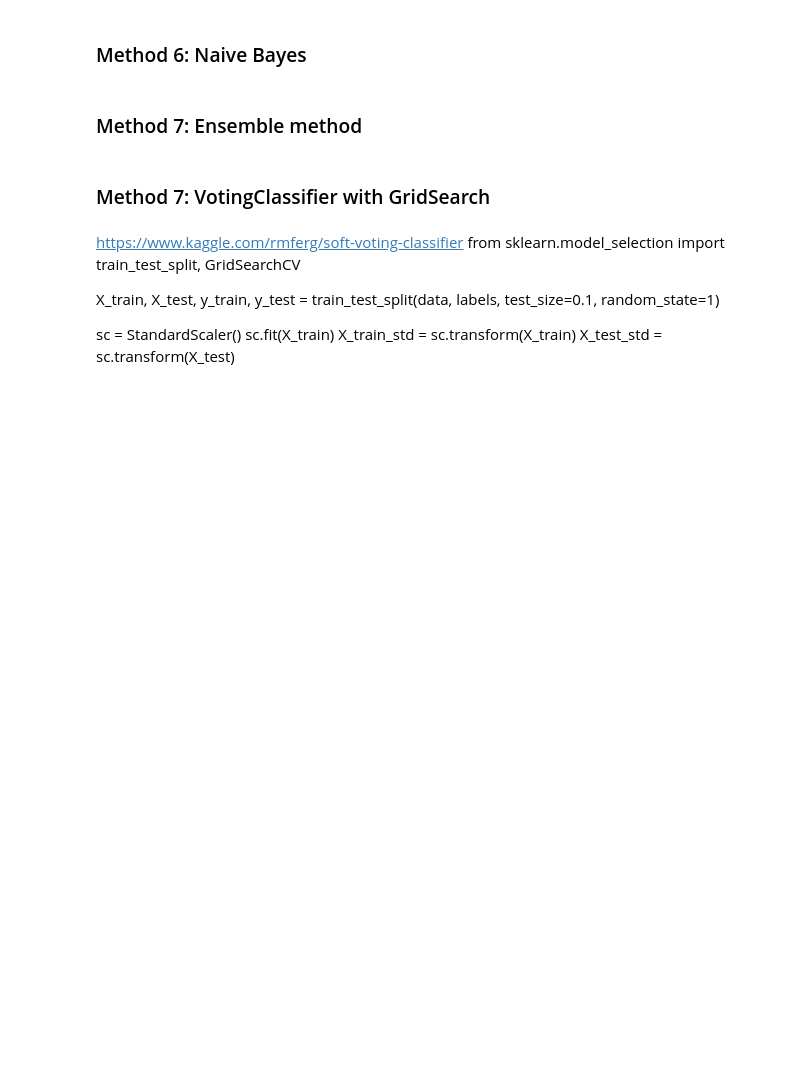
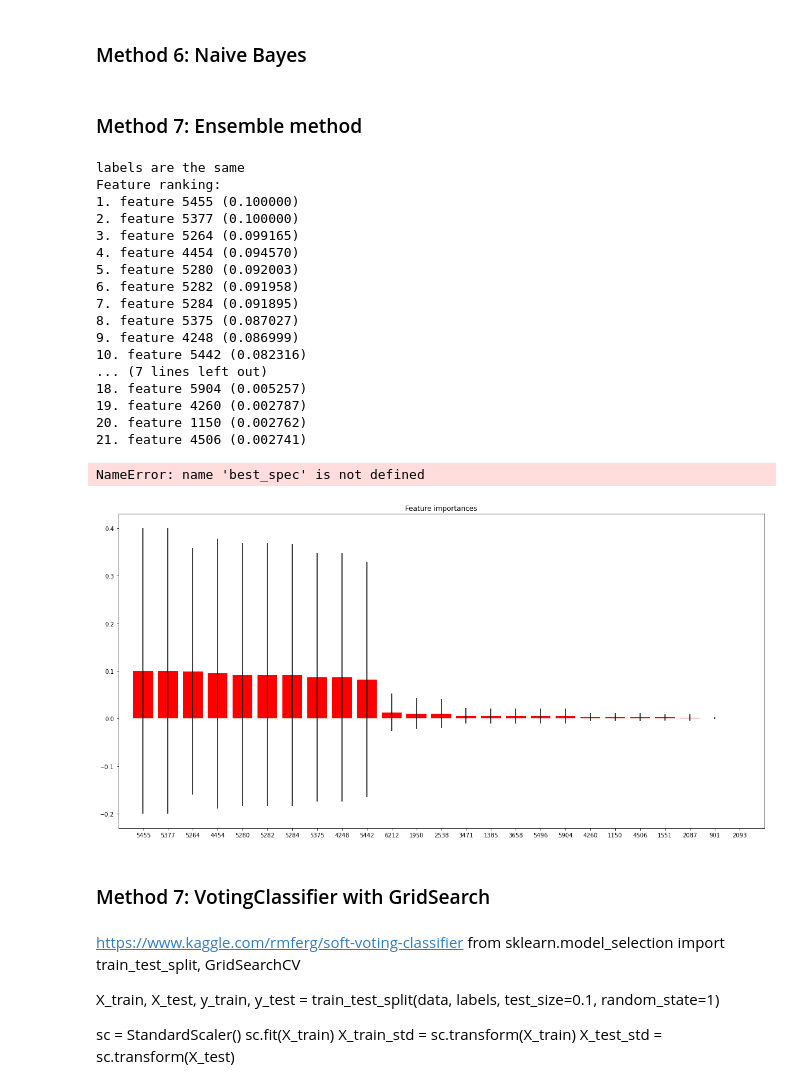
Before and after one commit to spatiebalk/face-classification, a Jupyter notebook: Classifiers.ipynb, the cells around one changed output. Drawn from its saved outputs; the diff is of its cells as text; code cells hidden in the pictures; blank space fills up the shorter version.

```diff
--- a/Classifiers.ipynb
+++ b/Classifiers.ipynb
@@ -333,16 +315,17 @@ def concatenate(data_df, labels_df, data_dlib, labels_dlib):
             data.append(df_i.tolist()+dlib_i)
             labels.append(labels_df[index])
 
-    for i in range(0, 50):
-        pca = PCA(n_components=i)
-        components = pca.fit_transform(data)
-        if sum(pca.explained_variance_ratio_) > 0.9:
-            #best_com = i
-            break
+#     for i in range(0, 100):
+#         pca = PCA(n_components=i)
+#         components = pca.fit_transform(data)
+#         if sum(pca.explained_variance_ratio_) > 0.9:
+#             #best_com = i
+#             break
 
     #pca = PCA(n_components=best_com)
     #components = pca.fit_transform(data)
 
-    print("Explained variance with 22 components: {:.3f}%".format(sum(pca.explained_variance_ratio_)*100))
+#    print("Explained variance with {} components: {:.3f}%".format(components.shape[1], sum(pca.explained_variance_ratio_)*100))
 
-    return np.array(components), np.array(labels)
+#    return components.shape[1], np.array(components), np.array(labels)
+    return 0, np.array(data), np.array(labels)
@@ -353,9 +380,9 @@ def main():
 
     #for method in ["dlib"]: #, "deepface"]:
 
-    results_file = open("results_dlib_deepface-pca-22_age_groups_" + str(today)+".txt", "w")
+    #results_file = open("results/results_dlib-deepface_" + str(today)+".txt", "w")
 
-    age_ranges = [[1, 3], [4, 16], [17, 40], [1, 40]]
+    age_ranges = [[1, 40]] # [[1, 3], [4, 16], [17, 40], [1, 40]]
 
     for [lowest_age, highest_age] in age_ranges:
 
@@ -372,55 +399,79 @@ def main():
         ID_csv  = r"H:\Genetica Projecten\Facial Recognition\Studenten en Onderzoekers\Fien\representations\ID-controls-"+method+"-cropped-age-group-"+str(lowest_age)+"-"+str(highest_age)+".csv"
 
         data_df, labels_df = read_deepface_rep(kdv_csv, ID_csv)
+        #data, labels = read_deepface_rep(kdv_csv, ID_csv)
 
         # CHECK METHOD
         #if method == "dlib":
         #data_df, labels_df = read_deepface_rep(kdv_csv, ID_csv)
         #if method =="deepface":
 
-        data, labels = concatenate(data_df, labels_df, data_dlib, labels_dlib)
+        nr_components, data, labels = concatenate(data_df, labels_df, data_dlib, labels_dlib)
 
         # plot representation
         #plot_pca_tsne(data, labels, lowest_age, highest_age)
 
         # write results and also the parameters to a file
         # print("Best accuracies to classify the age group " + str(lowest_age) + "-" + str(highest_age))
-        results_file.write("Classifier results for kdv-control age group " + str(lowest_age) + "-" + str(highest_age) + "\n")
+        # results_file.write("Classifier results for kdv-control age group " + str(lowest_age) + "-" + str(highest_age) + "\n")
+        #results_file.write("Nr of pca components used: {}".format(nr_components))
 
         # apply classifiers
         # print("K-NN classifier:")
-        k, knn_norm, knn_aroc, knn_spec, knn_sens = knn_classifier(data, labels)
-        results_file.write("knn classifier (k = {}), normalize : {} \nspecificity: {}, sensitivity: {}, AROC: {} \n".format(k, knn_norm, knn_spec, knn_sens, knn_aroc))
+        #k, knn_norm, knn_aroc, knn_spec, knn_sens = knn_classifier(data, labels)
+        #results_file.write("knn classifier (k = {}), normalize : {} \nspecificity: {}, sensitivity: {}, AROC: {} \n".format(k, knn_norm, knn_spec, knn_sens, knn_aroc))
 
         # print("SVM classifier:")
-        kernel, svm_norm, svm_aroc, svm_spec, svm_sens = svm_classifier(data, labels)
-        results_file.write("svm classifier (k = {}), normalize : {} \nspecificity: {}, sensitivity: {}, AROC: {} \n".format(kernel, svm_norm, svm_spec, svm_sens, svm_aroc))
+        #kernel, svm_norm, svm_aroc, svm_spec, svm_sens = svm_classifier(data, labels)
+        #results_file.write("svm classifier (k = {}), normalize : {} \nspecificity: {}, sensitivity: {}, AROC: {} \n".format(kernel, svm_norm, svm_spec, svm_sens, svm_aroc))
 
         # print("Random Forest classifier:")
         n_trees_rf, rf_norm, rf_aroc, rf_spec, rf_sens = rf_classifier(data, labels)
         results_file.write("Random Forest classifier (trees = {}), normalize : {} \nspecificity: {}, sensitivity: {}, AROC: {} \n".format(n_trees_rf, rf_norm, rf_spec, rf_sens, rf_aroc))
+
+        break
 
         # print("Gradient Boost classifier:")
         n_trees_gr, gr_norm, gr_aroc, gr_spec, gr_sens = gr_classifier(data, labels)
         results_file.write("Gradient Boost classifier (trees = {}), normalize : {} \nspecificity: {}, sensitivity: {}, AROC: {} \n".format(n_trees_gr, gr_norm, gr_spec, gr_sens, gr_aroc))
 
         # print("Ada Boost classifier:")
         n_trees_ada, ada_norm, ada_aroc, ada_spec, ada_sens = ada_classifier(data, labels)
         results_file.write("Ada Boost classifier (trees = {}), normalize : {} \nspecificity: {}, sensitivity: {}, AROC: {} \n".format(n_trees_ada, ada_norm, ada_spec, ada_sens, ada_aroc))
 
 #         ensemble_acc, clf_combination, best_vote, ensemble_norm = ensemble_classifiers(k, kernel, n_trees_rf, n_trees_gr, n_trees_ada, data, labels)
 #         print("ensemble classifier has acc: {:.3f} \n with ensemble: {}".format(ensemble_acc, str(clf_combination)))
 #         print("\n \n \n")
 
 #         results_file.write("ensemble classifier with acc: " + str(ensemble_acc) + " with the combination " + str(clf_combination) + " and best vote " + str(best_vote) + " and normalize = " + str(ensemble_norm) + "\n")
 #         results_file.write("\n \n ")
 
         results_file.write("\n")
 
     results_file.close()
     print("done running main file")
 
 main()
+# %% [output]
+labels are the same
+Feature ranking:
+1. feature 5455 (0.100000)
+2. feature 5377 (0.100000)
+3. feature 5264 (0.099165)
+4. feature 4454 (0.094570)
+5. feature 5280 (0.092003)
+6. feature 5282 (0.091958)
+7. feature 5284 (0.091895)
+8. feature 5375 (0.087027)
+9. feature 4248 (0.086999)
+10. feature 5442 (0.082316)
+... (7 lines left out)
+18. feature 5904 (0.005257)
+19. feature 4260 (0.002787)
+20. feature 1150 (0.002762)
+21. feature 4506 (0.002741)
+NameError: name 'best_spec' is not defined
+[figure, added]
 # %% [markdown]
 ### Method 7: VotingClassifier with GridSearch
 # %% [markdown]
```
Also changed, not shown: parts of 4 cells of this notebook, 13 other files.
